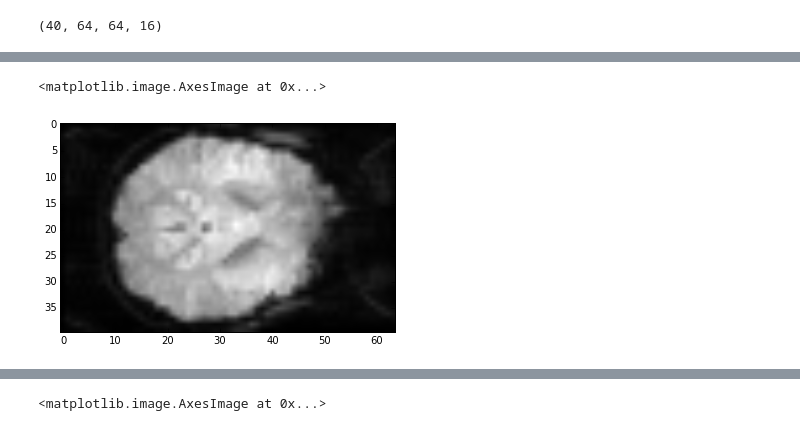
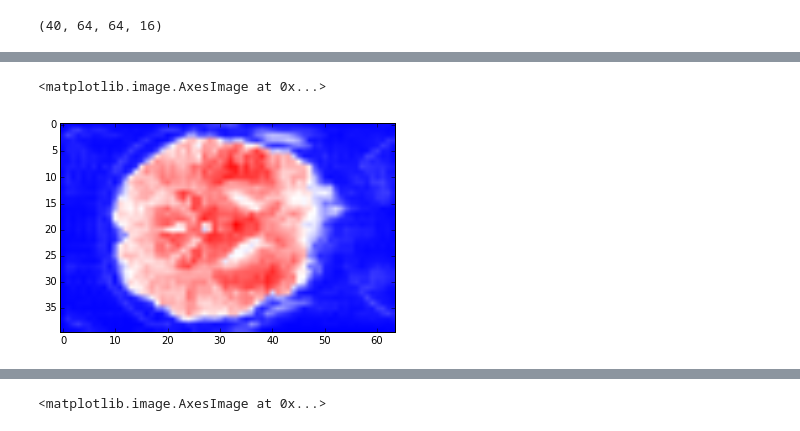
Before and after one commit to berkeley-stat159/project-zeta-2, a Jupyter notebook: experimental/Jinnie_follow_up_analysis.ipynb, the cells around one changed output, grey strips where cells are left out. Drawn from its saved outputs; the diff is of its cells as text; code cells hidden in the pictures.

```diff
--- a/experimental/Jinnie_follow_up_analysis.ipynb
+++ b/experimental/Jinnie_follow_up_analysis.ipynb
@@ -1,5 +1,6 @@
 # %%
 # load subject_class to use
+# NEW VERSION!!
 # %load subject_class.py
 from __future__ import print_function, division
 import numpy as np
@@ -21,8 +22,10 @@ class subject(object):
 
         # runfile_list: ['task001_run001', 'task001_run002'......]
         runfile_list = ['task001_run'+ i+ '.txt' for i in ['001','002','003','004','005','006','007','008','009','010','011','012']]
-        runlist = ['run'+ i for i in ['001','002','003','004','005','006','007','008','009','010','011','012']]
-
+        self.runlist = ['run'+ i for i in ['001','002','003','004','005','006','007','008','009','010','011','012']]
+        if self.sub_id == 'sub005':
+            runfile_list = runfile_list[:-1]
+            self.runlist = runlist[:-1]
         # TR info:
         self.TR = 2.5
 
@@ -31,7 +34,7 @@ class subject(object):
 
         # load all bold image file for this subject
         self.run_img_result = {}
-        for i in runlist:
+        for i in self.runlist:
             self.run_img_result[self.sub_id + '_' + i] = nib.load(sub_BOLD_path+'task001_'+i+'/bold.nii.gz')
 
         # all run keys:
@@ -337,0 +425,4 @@ def get_object_neural(sub_ID ,condition_dict, object_name, TR, n_vox, check = 0,
+# %%
+m_all = {}
+for i in sub.runlist:
+    m_all[i] = get_all_meaningful(sub.sub_id, sub.conditions, i, sub.TR, sub.BOLD_shape[-1])
@@ -337,0 +484,24 @@ def get_object_neural(sub_ID ,condition_dict, object_name, TR, n_vox, check = 0,
+# %%
+for key, imgresult in img.iteritems():
+    data = imgresult.get_data()
+    v_std = vol_std(data)
+    outlier_indices, thresh = iqr_outliers(v_std)
+    y_value = [v_std[i] for i in outlier_indices]
+
+    for j in range(len(m_all[key[-6:]]:
+        if j == True:
+
+    y_value2 = [v_std[j] if j == True for j in m_all[key[-6:]]]
+
+    plt.figure()
+    plt.plot(v_std, label = 'std')
+    plt.plot([0,len(v_std)],[thresh[1],thresh[1]], "k--",\
+    label = 'high threshold', color='m')
+    plt.plot([0,len(v_std)],[thresh[0],thresh[0]], "k--",\
+    label = 'low threshold', color='c')
+    plt.plot(outlier_indices, y_value, 'o', color = 'g', label = 'outlier')
+    #plt.plot()
+    plt.xlabel('Scan time course')
+    plt.ylabel('Volume standard deviation')
+    plt.title('Volume Standard Deviation for %s'%key)
+    plt.legend(loc = 0, numpoints = 1)
@@ -445,7 +721,7 @@ zslice_mean_even_house = mean_even_house[:,:,32]
 # %%
 # show figure of odd face and even house
 # but it doesn't seem to have any differences....
-plt.imshow(zslice_mean_odd_face,cmap = "gray")
+plt.imshow(zslice_mean_odd_face,cmap = "bwr")
 # %% [output]
 <matplotlib.image.AxesImage at 0x...>
-[figure, old version]
+[figure, new version]
```
Also changed, not shown: parts of 33 cells of this notebook.
